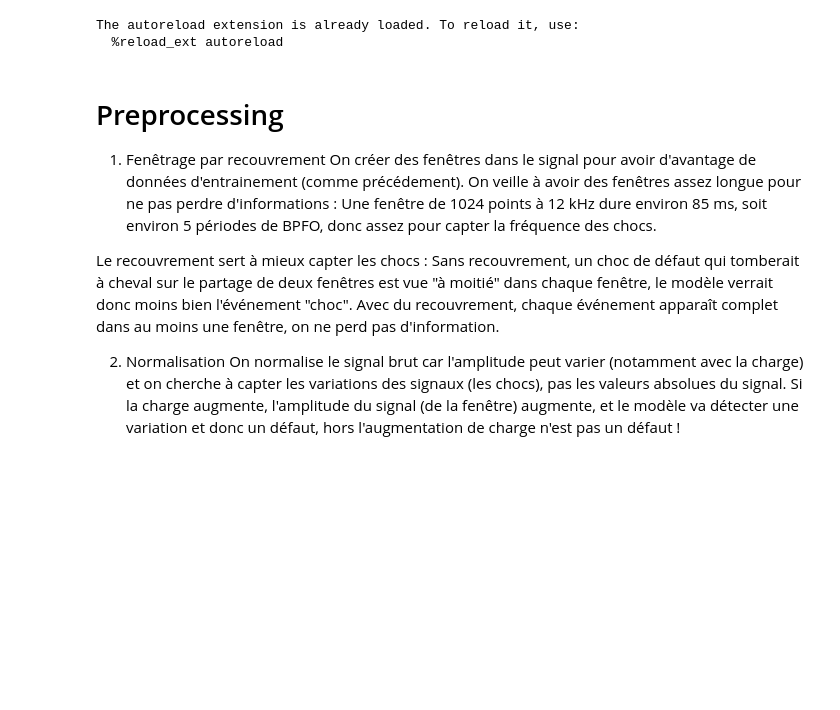
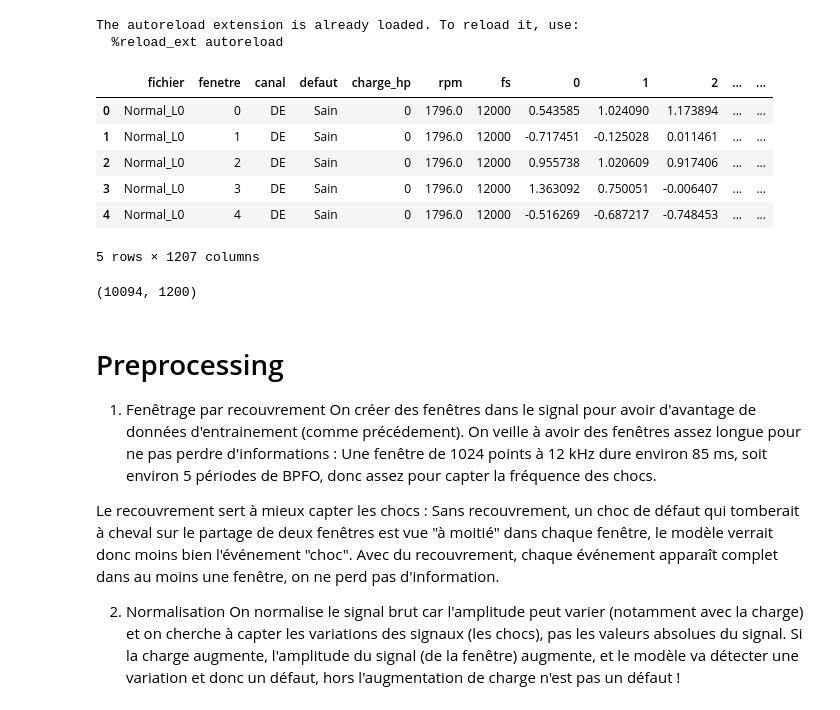
Before and after one commit to Robin3992/BDS_Fault_Detection, a Jupyter notebook: Codes/Robin/AutoEncoder_1.ipynb, the cells around one changed output. Saved outputs shown, nothing was run; the diff lists cells and outputs as text; code cells hidden in the pictures; blank space fills up the shorter version.

```diff
--- a/Codes/Robin/AutoEncoder_1.ipynb
+++ b/Codes/Robin/AutoEncoder_1.ipynb
@@ -61,6 +67,19 @@ def construire_fenetres_brutes(selection, canal="DE", duree=DUREE_FENETRE, recou
 SB, infos = construire_fenetres_brutes(selection, canal="DE")
 
 SBNorm = StandardScaler().fit_transform(SB.T).T            # Standardisation
+# %%
+tableau = pd.concat([infos, pd.DataFrame(SBNorm)], axis=1)
+display(tableau.head())
+SB.shape
+# %% [output]
+|  | fichier | fenetre | canal | defaut | charge_hp | rpm | fs | 0 | 1 | 2 | ... | ... |
+| 0 | Normal_L0 | 0 | DE | Sain | 0 | 1796.0 | 12000 | 0.543585 | 1.024090 | 1.173894 | ... | ... |
+| 1 | Normal_L0 | 1 | DE | Sain | 0 | 1796.0 | 12000 | -0.717451 | -0.125028 | 0.011461 | ... | ... |
+| 2 | Normal_L0 | 2 | DE | Sain | 0 | 1796.0 | 12000 | 0.955738 | 1.020609 | 0.917406 | ... | ... |
+| 3 | Normal_L0 | 3 | DE | Sain | 0 | 1796.0 | 12000 | 1.363092 | 0.750051 | -0.006407 | ... | ... |
+| 4 | Normal_L0 | 4 | DE | Sain | 0 | 1796.0 | 12000 | -0.516269 | -0.687217 | -0.748453 | ... | ... |
+5 rows × 1207 columns
+(10094, 1200)
 # %% [markdown]
 # Preprocessing
 1. Fenêtrage par recouvrement
```
Also changed, not shown: parts of 6 cells of this notebook.
